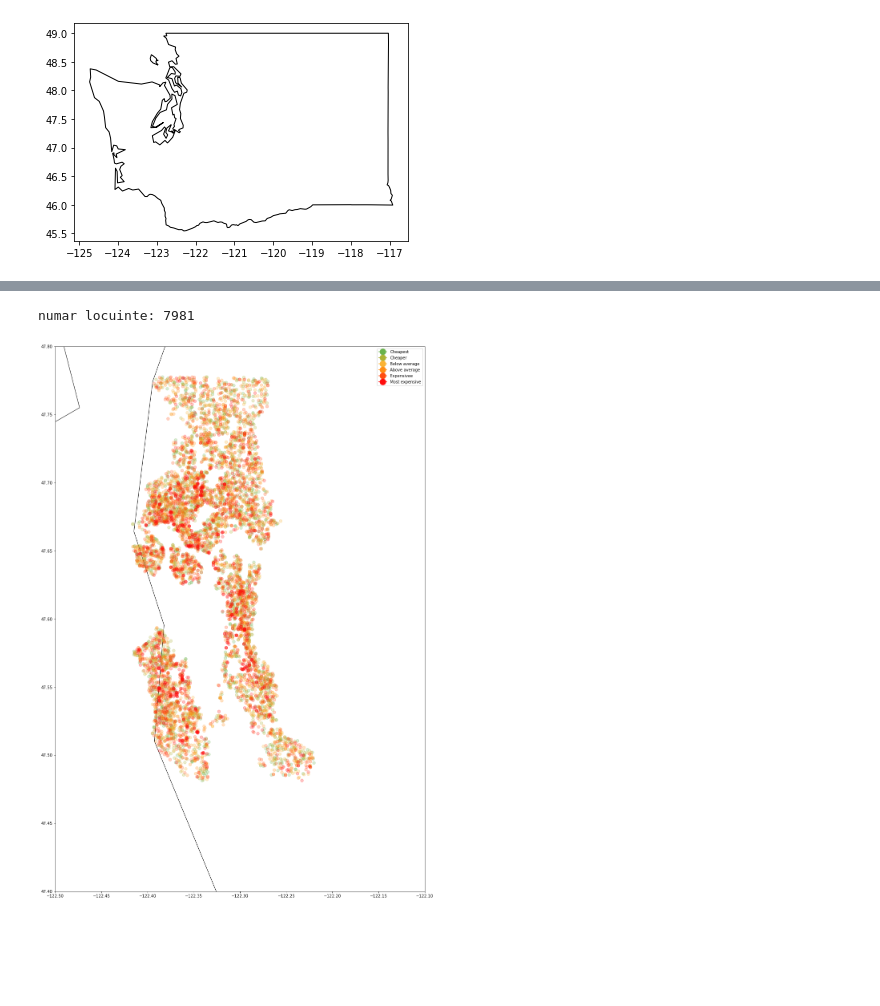
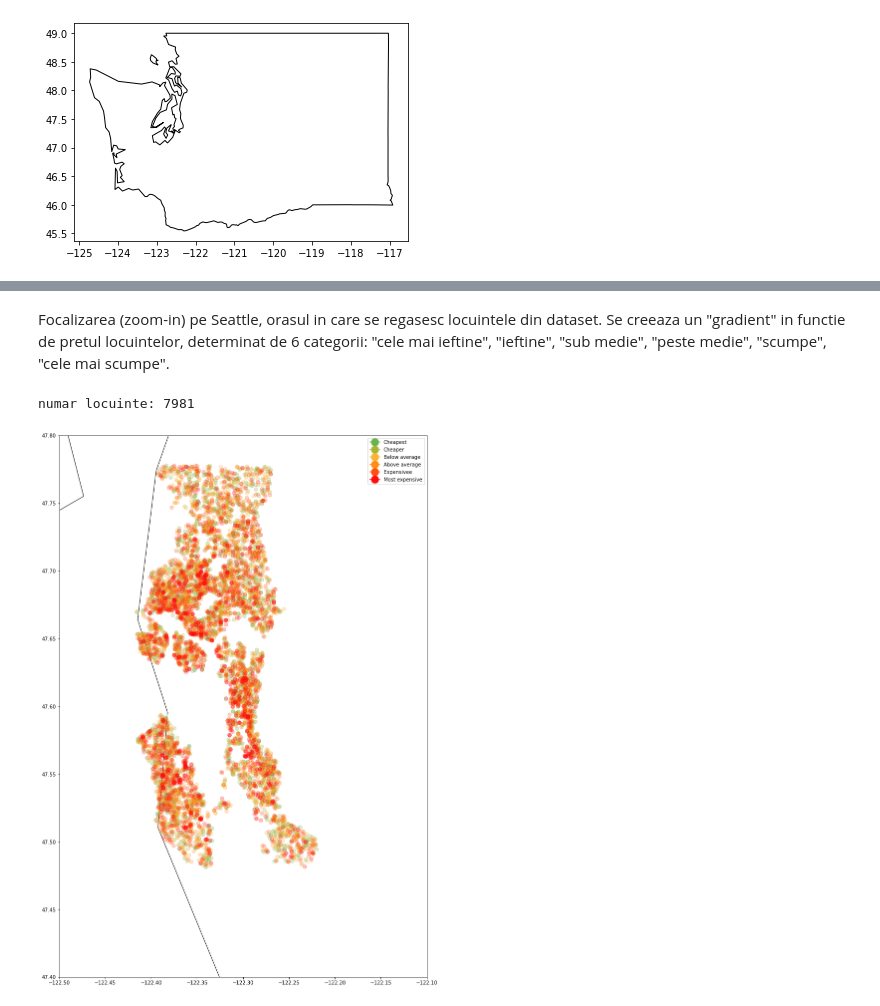
Before and after one commit to jafetimbre/mib-fiesta, a Jupyter notebook: src/beresescu_copy.ipynb, the cells around one changed output, grey strips where cells are left out. Drawn from its saved outputs; the diff is of its cells as text; code cells hidden in the pictures; blank space fills up the shorter version.

```diff
--- a/src/beresescu_copy.ipynb
+++ b/src/beresescu_copy.ipynb
@@ -70,0 +63,5 @@ houses
+# %%
+usa[usa.STATE_NAME == "Washington"].plot(color='white', edgecolor="black")
+for i, row in houses.iterrows():
+   plt.plot(row['long'], row['lat'], marker=".", color='r', markersize=15, alpha=0.25)
+plt.show()
@@ -71,31 +70,32 @@ houses
+# %% [markdown]
+Focalizarea (zoom-in) pe Seattle, orasul in care se regasesc locuintele din dataset. Se creeaza un "gradient" in functie de pretul locuintelor, determinat de 6 categorii: "cele mai ieftine", "ieftine", "sub medie", "peste medie", "scumpe", "cele mai scumpe".
 # %%
-ax = usa[usa.STATE_NAME == "Washington"].plot(color='white', edgecolor="black", figsize=(25,25))
+ax = usa[usa.STATE_NAME == "Washington"].plot(color='white', edgecolor="black", figsize=(20,20))
 #ax.margins(x=-0.2, y=-0.45)
 ax.set_xlim(-122.5, -122.1)
 ax.set_ylim(47.4, 47.8)
 gradient_arr = ['#69B34C', '#ACB334', '#FAB334', '#FF8E15', '#FF4E11', '#FF0D0D']
 houses.sort_values(by=['price'])
 row_numbers = len(houses['price'])
 print("numar locuinte:", row_numbers)
 separator = row_numbers / 6
 
 for i, row in houses.iterrows():
   plt.plot(row['long'], row['lat'], marker=".", color=gradient_arr[int(i/separator)], markersize=15, alpha=0.25)
-#plt.legend(['green', 'light green', 'light yellow', 'yellow', 'orange', 'red'], ['cheapest', 'cheaper', 'below average', 'above average', 'expensive', 'the most expensive']);
 cheapest_legend = Line2D([0], [0], marker='o', color='#69B34C', label='Cheapest',
                         markerfacecolor='#69B34C', markersize=15)
 cheaper_legend = Line2D([0], [0], marker='o', color='#ACB334', label='Cheaper',
                         markerfacecolor='#ACB334', markersize=15)
 below_legend = Line2D([0], [0], marker='o', color='#FAB334', label='Below average',
                         markerfacecolor='#FAB334', markersize=15)
 above_legend = Line2D([0], [0], marker='o', color='#FF8E15', label='Above average',
                         markerfacecolor='#FF8E15', markersize=15)
 expensive_legend = Line2D([0], [0], marker='o', color='#FF4E11', label='Expensivee',
                         markerfacecolor='#FF4E11', markersize=15)
 most_exp_legend = Line2D([0], [0], marker='o', color='#FF0D0D', label='Most expensive',
                         markerfacecolor='#FF0D0D', markersize=15)
 plt.legend(handles=[cheapest_legend, cheaper_legend, below_legend, above_legend, expensive_legend, most_exp_legend])
 plt.show()
 # %% [output]
 numar locuinte: 7981
-[figure, old version]
+[figure, new version]
```
Also changed, not shown: parts of 16 cells of this notebook.
